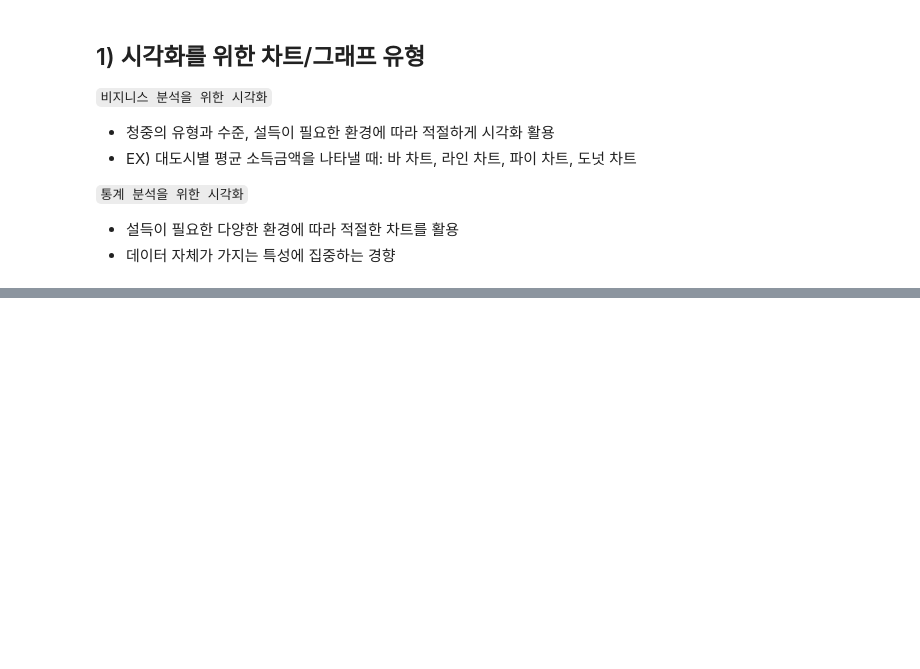
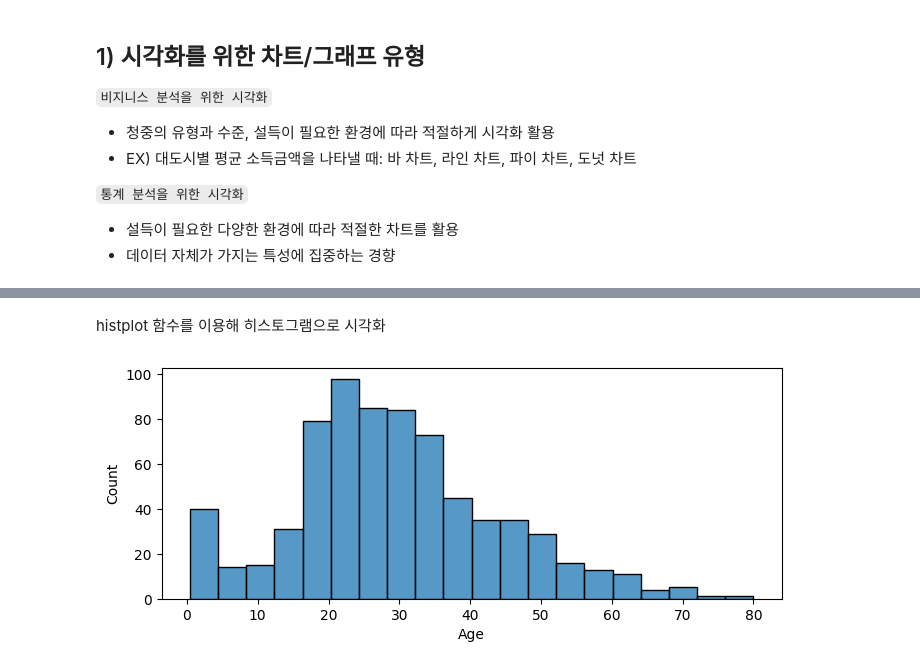
Before and after one commit to taehi5/Esaa_YB, a Jupyter notebook: ESAA_YB_Week2_02.ipynb, the cells around one changed output, grey strips where cells are left out. Saved outputs shown, nothing was run; the diff lists cells and outputs as text; code cells hidden in the pictures; blank space fills up the shorter version.

```diff
--- a/ESAA_YB_Week2_02.ipynb
+++ b/ESAA_YB_Week2_02.ipynb
@@ -16,0 +21,5 @@
+# %%
+import pandas as pd
+
+titanic_df = pd.read_csv("/content/titanic_train.csv")
+titanic_df.head(5)
@@ -16,0 +33,14 @@
+# %% [markdown]
+histplot 함수를 이용해 히스토그램으로 시각화
+# %%
+import matplotlib.pyplot as plt
+import seaborn as sns
+
+# 시본에서도 plt.figure()의 figsize 인자를 입력하여 전체 Figure의 크기 조절
+plt.figure(figsize=(8, 3))
+
+# DataFrame의 칼럼명을 자동으로 인식해서 xlabel 값을 할당. ylabel 값은 Count로 설정.
+sns.histplot(titanic_df['Age'], bins=20)
+plt.show()
+# %% [output]
+[figure, added]
```
Also changed, not shown: parts of 64 cells of this notebook.
